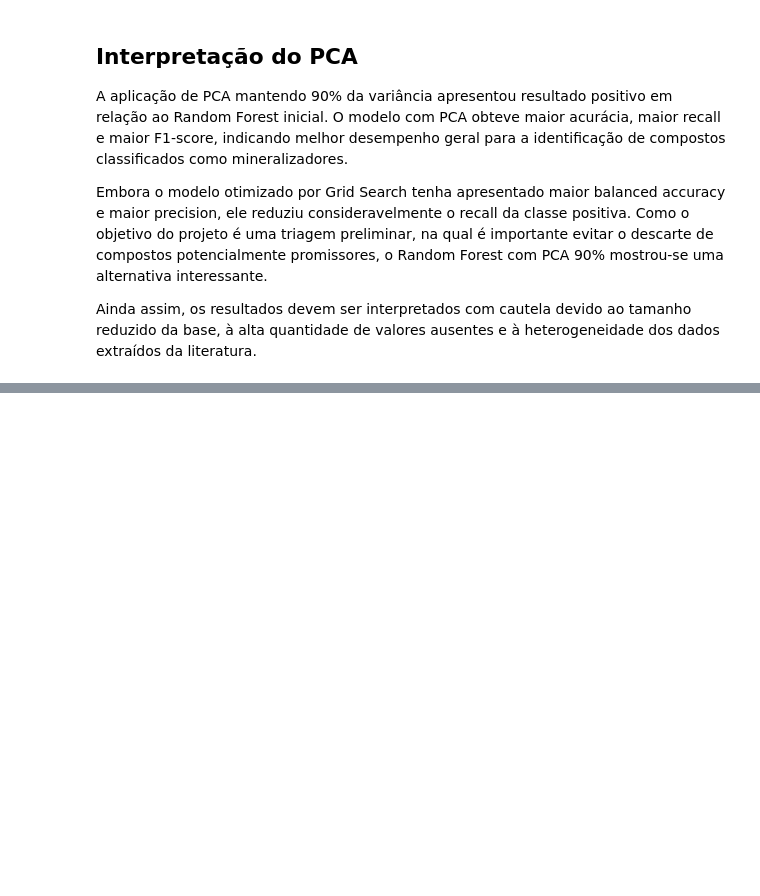
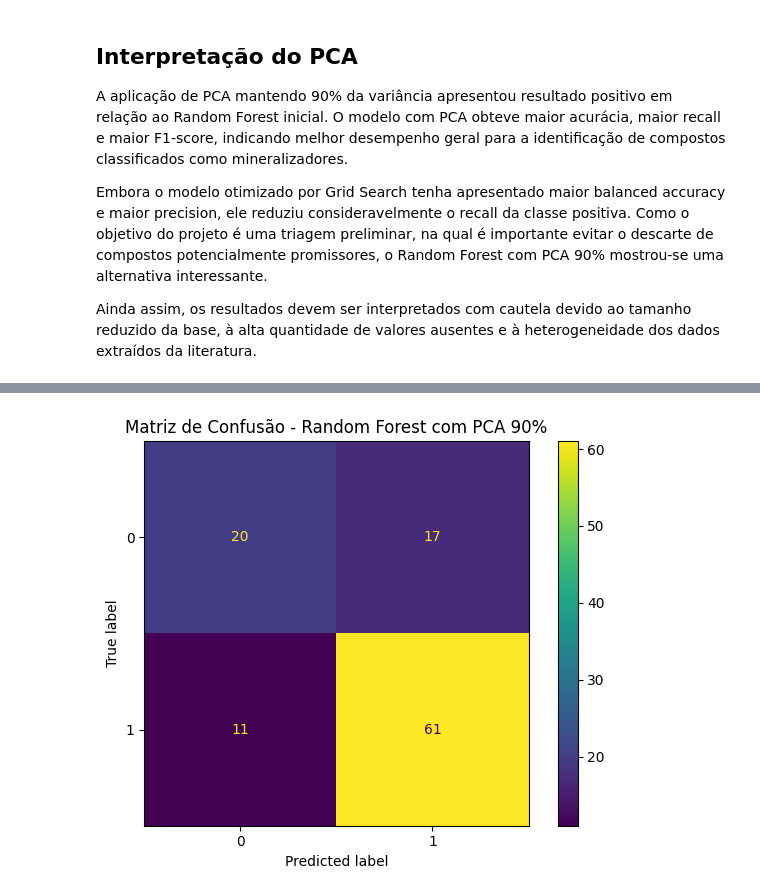
Before and after one commit to pablocosme/Projeto_Residuos_Dentarios_IA, a Jupyter notebook: random_forest.ipynb, the cells around one changed output, grey strips where cells are left out. Cells and saved outputs as stored; diff of their text form; code cells hidden in the pictures; blank space fills up the shorter version.

```diff
--- a/eda.ipynb
+++ b/random_forest.ipynb
@@ -1563,0 +1610,11 @@ Ainda assim, os resultados devem ser interpretados com cautela devido ao tamanho
+# %%
+#Esse ajuda a explicar os erros do modelo.
+from sklearn.metrics import ConfusionMatrixDisplay
+
+ConfusionMatrixDisplay.from_predictions(y_v2_corrigida, y_pred_pca)
+plt.title("Matriz de Confusão - Random Forest com PCA 90%")
+plt.tight_layout()
+plt.savefig("outputs/graficos/matriz_confusao_rf_pca_90.png", dpi=300)
+plt.show()
+# %% [output]
+[figure, added]
```
Also changed, not shown: parts of 21 cells of this notebook, 1 other file.
